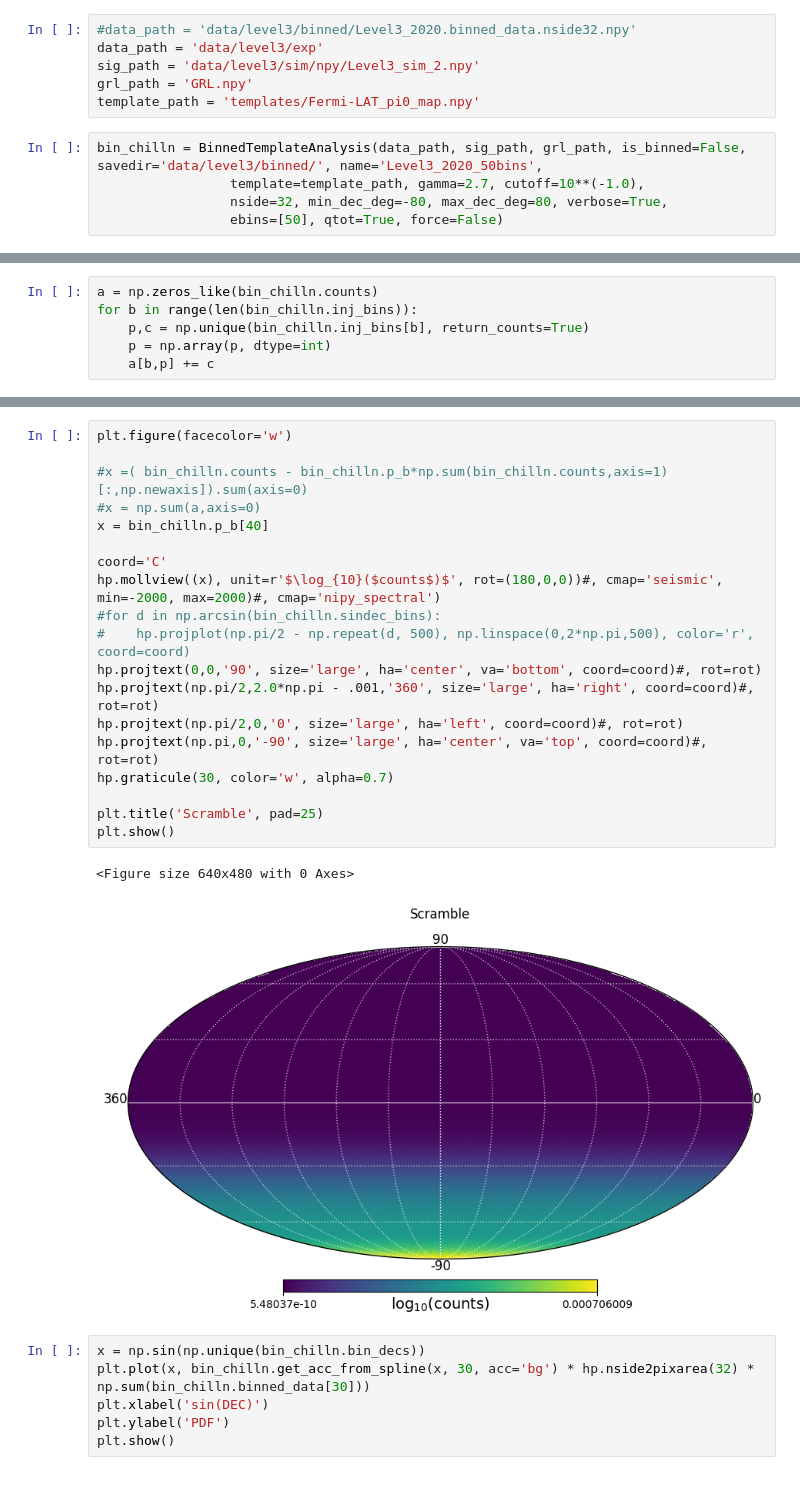
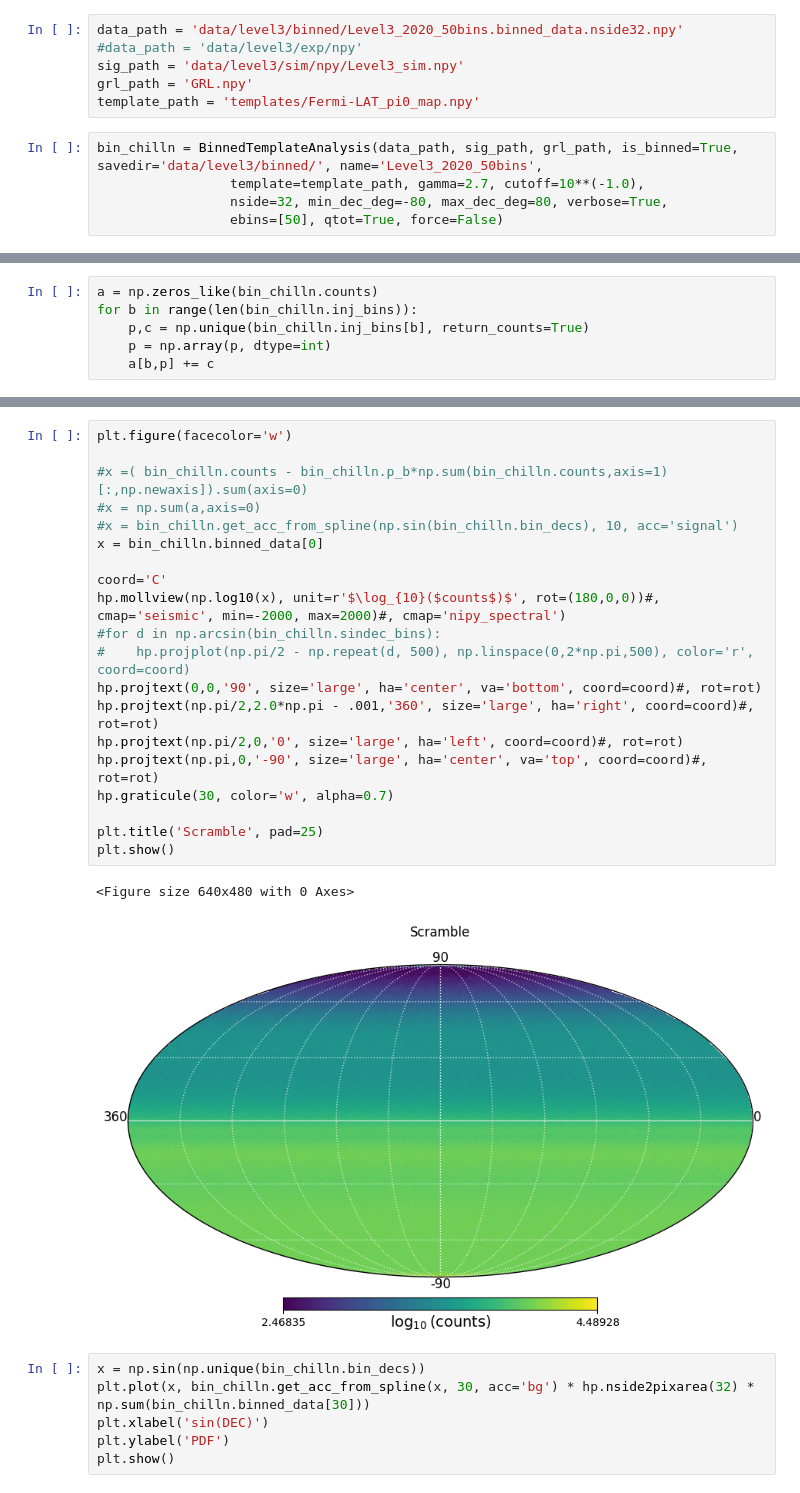
Before and after one commit to MACampana/BinnedTracks, a Jupyter notebook: NEW_BinnedAnalysis.ipynb, the cells around one changed output, grey strips where cells are left out. Saved outputs shown, nothing was run; the diff lists cells and outputs as text.

```diff
--- a/NEW_BinnedAnalysis.ipynb
+++ b/NEW_BinnedAnalysis.ipynb
@@ -1238,11 +1273,11 @@ class BinnedTemplateAnalysis:
 # %%
-#data_path = 'data/level3/binned/Level3_2020.binned_data.nside32.npy'
-data_path = 'data/level3/exp'
-sig_path = 'data/level3/sim/npy/Level3_sim_2.npy'
+data_path = 'data/level3/binned/Level3_2020_50bins.binned_data.nside32.npy'
+#data_path = 'data/level3/exp/npy'
+sig_path = 'data/level3/sim/npy/Level3_sim.npy'
 grl_path = 'GRL.npy'
 template_path = 'templates/Fermi-LAT_pi0_map.npy'
 # %%
-bin_chilln = BinnedTemplateAnalysis(data_path, sig_path, grl_path, is_binned=False, savedir='data/level3/binned/', name='Level3_2020_50bins',
+bin_chilln = BinnedTemplateAnalysis(data_path, sig_path, grl_path, is_binned=True, savedir='data/level3/binned/', name='Level3_2020_50bins',
                  template=template_path, gamma=2.7, cutoff=10**(-1.0),
                  nside=32, min_dec_deg=-80, max_dec_deg=80, verbose=True,
                  ebins=[50], qtot=True, force=False)
@@ -1331,25 +1389,26 @@ for b in range(len(bin_chilln.inj_bins)):
 # %%
 plt.figure(facecolor='w')
 
 #x =( bin_chilln.counts - bin_chilln.p_b*np.sum(bin_chilln.counts,axis=1)[:,np.newaxis]).sum(axis=0)
 #x = np.sum(a,axis=0)
-x = bin_chilln.p_b[40]
+#x = bin_chilln.get_acc_from_spline(np.sin(bin_chilln.bin_decs), 10, acc='signal')
+x = bin_chilln.binned_data[0]
 
 coord='C'
-hp.mollview((x), unit=r'$\log_{10}($counts$)$', rot=(180,0,0))#, cmap='seismic', min=-2000, max=2000)#, cmap='nipy_spectral')
+hp.mollview(np.log10(x), unit=r'$\log_{10}($counts$)$', rot=(180,0,0))#, cmap='seismic', min=-2000, max=2000)#, cmap='nipy_spectral')
 #for d in np.arcsin(bin_chilln.sindec_bins):
 #    hp.projplot(np.pi/2 - np.repeat(d, 500), np.linspace(0,2*np.pi,500), color='r', coord=coord)
 hp.projtext(0,0,'90', size='large', ha='center', va='bottom', coord=coord)#, rot=rot)
 hp.projtext(np.pi/2,2.0*np.pi - .001,'360', size='large', ha='right', coord=coord)#, rot=rot)
 hp.projtext(np.pi/2,0,'0', size='large', ha='left', coord=coord)#, rot=rot)
 hp.projtext(np.pi,0,'-90', size='large', ha='center', va='top', coord=coord)#, rot=rot)
 hp.graticule(30, color='w', alpha=0.7)
 
 plt.title('Scramble', pad=25)
 plt.show()
 # %% [output]
 <Figure size 640x480 with 0 Axes>
-[figure, old version]
+[figure, new version]
 # %%
 x = np.sin(np.unique(bin_chilln.bin_decs))
 plt.plot(x, bin_chilln.get_acc_from_spline(x, 30, acc='bg') * hp.nside2pixarea(32) * np.sum(bin_chilln.binned_data[30]))
```
Also changed, not shown: parts of 23 cells of this notebook, 1 other file.
